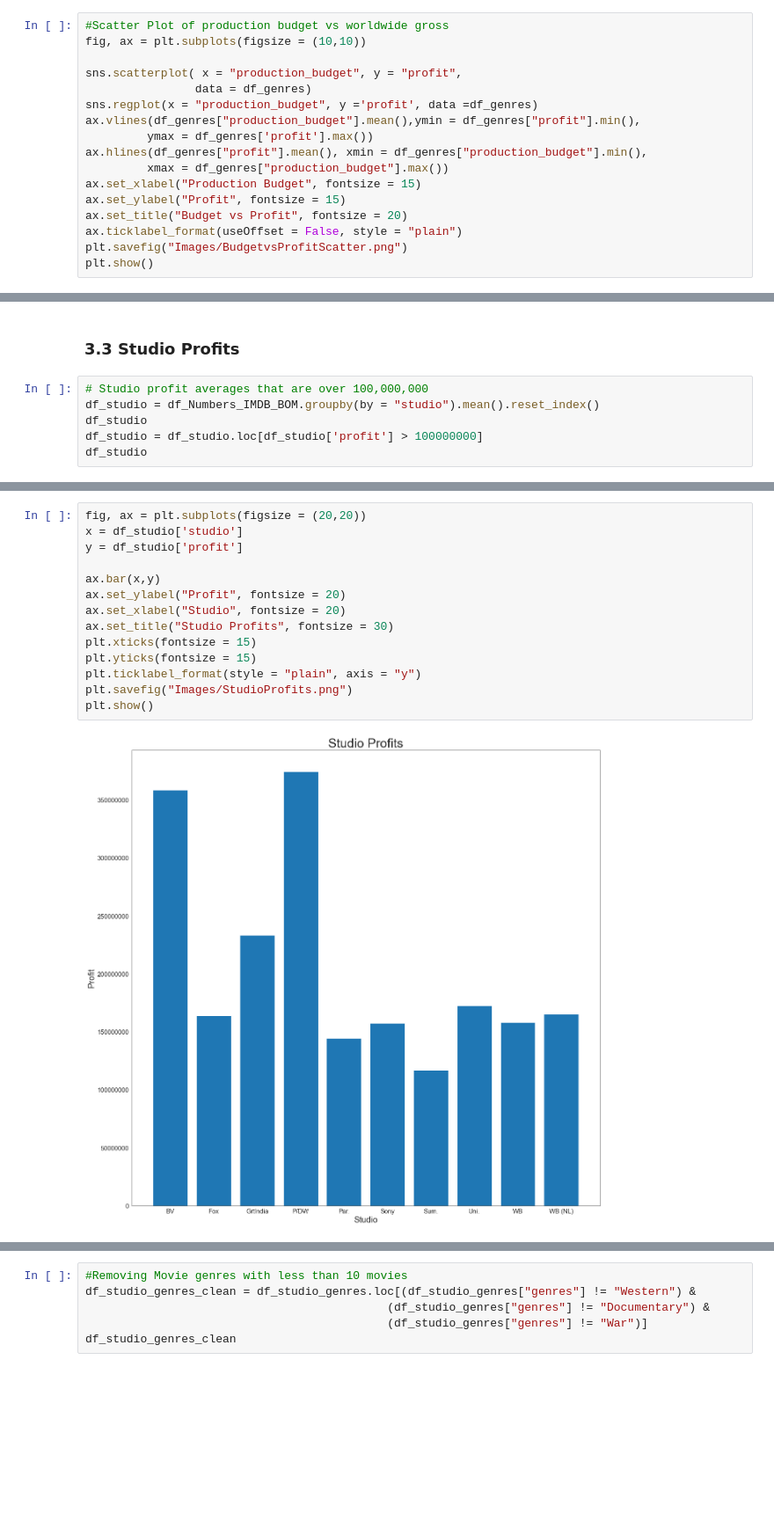
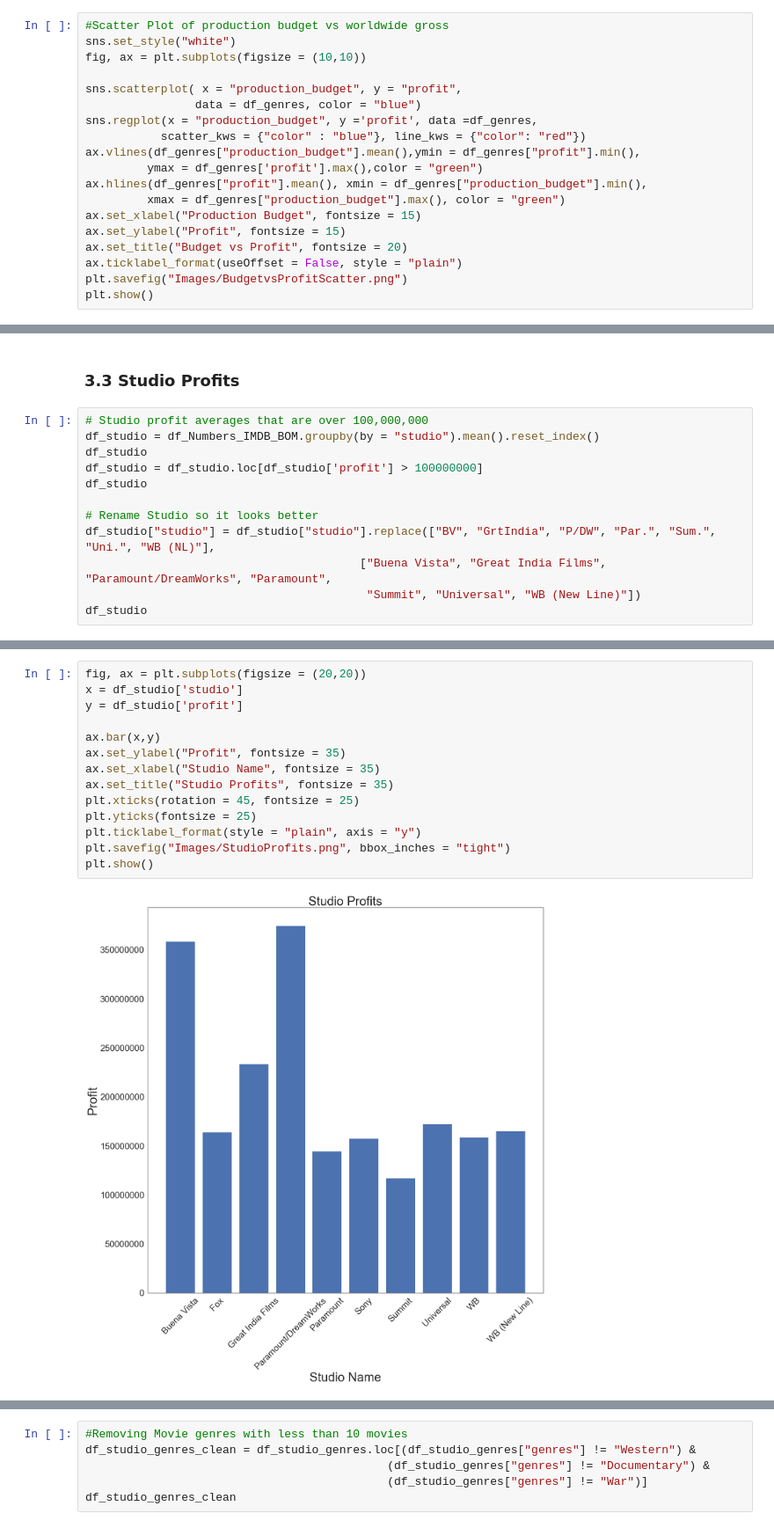
Before and after one commit to anguyen61191/MovieDataProject, a Jupyter notebook: MovieData.ipynb, the cells around one changed output, grey strips where cells are left out. Shown at 88% size. Saved outputs shown, nothing was run; the diff lists cells and outputs as text; blank space fills up the shorter version.

```diff
--- a/MovieData.ipynb
+++ b/MovieData.ipynb
@@ -612,15 +627,17 @@ df_genres.corr(method = "pearson")
 ### 3.1 Production Budget vs Profit
 # %%
 #Scatter Plot of production budget vs worldwide gross
+sns.set_style("white")
 fig, ax = plt.subplots(figsize = (10,10))
 
 sns.scatterplot( x = "production_budget", y = "profit",
-                data = df_genres)
-sns.regplot(x = "production_budget", y ='profit', data =df_genres)
+                data = df_genres, color = "blue")
+sns.regplot(x = "production_budget", y ='profit', data =df_genres,
+           scatter_kws = {"color" : "blue"}, line_kws = {"color": "red"})
 ax.vlines(df_genres["production_budget"].mean(),ymin = df_genres["profit"].min(),
-         ymax = df_genres['profit'].max())
+         ymax = df_genres['profit'].max(),color = "green")
 ax.hlines(df_genres["profit"].mean(), xmin = df_genres["production_budget"].min(),
-         xmax = df_genres["production_budget"].max())
+         xmax = df_genres["production_budget"].max(), color = "green")
 ax.set_xlabel("Production Budget", fontsize = 15)
 ax.set_ylabel("Profit", fontsize = 15)
 ax.set_title("Budget vs Profit", fontsize = 20)
@@ -762,5 +821,11 @@ df_studio = df_Numbers_IMDB_BOM.groupby(by = "studio").mean().reset_index()
 df_studio
 df_studio = df_studio.loc[df_studio['profit'] > 100000000]
 df_studio
+
+# Rename Studio so it looks better
+df_studio["studio"] = df_studio["studio"].replace(["BV", "GrtIndia", "P/DW", "Par.", "Sum.", "Uni.", "WB (NL)"],
+                                        ["Buena Vista", "Great India Films", "Paramount/DreamWorks", "Paramount",
+                                         "Summit", "Universal", "WB (New Line)"])
+df_studio
 # %% [output]
 |  | studio | Unnamed: 0 | start_year | runtime_minutues | id | production_budget | worldwide_gross | ... |
@@ -777,16 +842,16 @@ df_studio
 # %%
 fig, ax = plt.subplots(figsize = (20,20))
 x = df_studio['studio']
 y = df_studio['profit']
 
 ax.bar(x,y)
-ax.set_ylabel("Profit", fontsize = 20)
-ax.set_xlabel("Studio", fontsize = 20)
-ax.set_title("Studio Profits", fontsize = 30)
-plt.xticks(fontsize = 15)
-plt.yticks(fontsize = 15)
+ax.set_ylabel("Profit", fontsize = 35)
+ax.set_xlabel("Studio Name", fontsize = 35)
+ax.set_title("Studio Profits", fontsize = 35)
+plt.xticks(rotation = 45, fontsize = 25)
+plt.yticks(fontsize = 25)
 plt.ticklabel_format(style = "plain", axis = "y")
-plt.savefig("Images/StudioProfits.png")
+plt.savefig("Images/StudioProfits.png", bbox_inches = "tight")
 plt.show()
 # %% [output]
-[figure, old version]
+[figure, new version]
```
Also changed, not shown: parts of 29 cells of this notebook.
